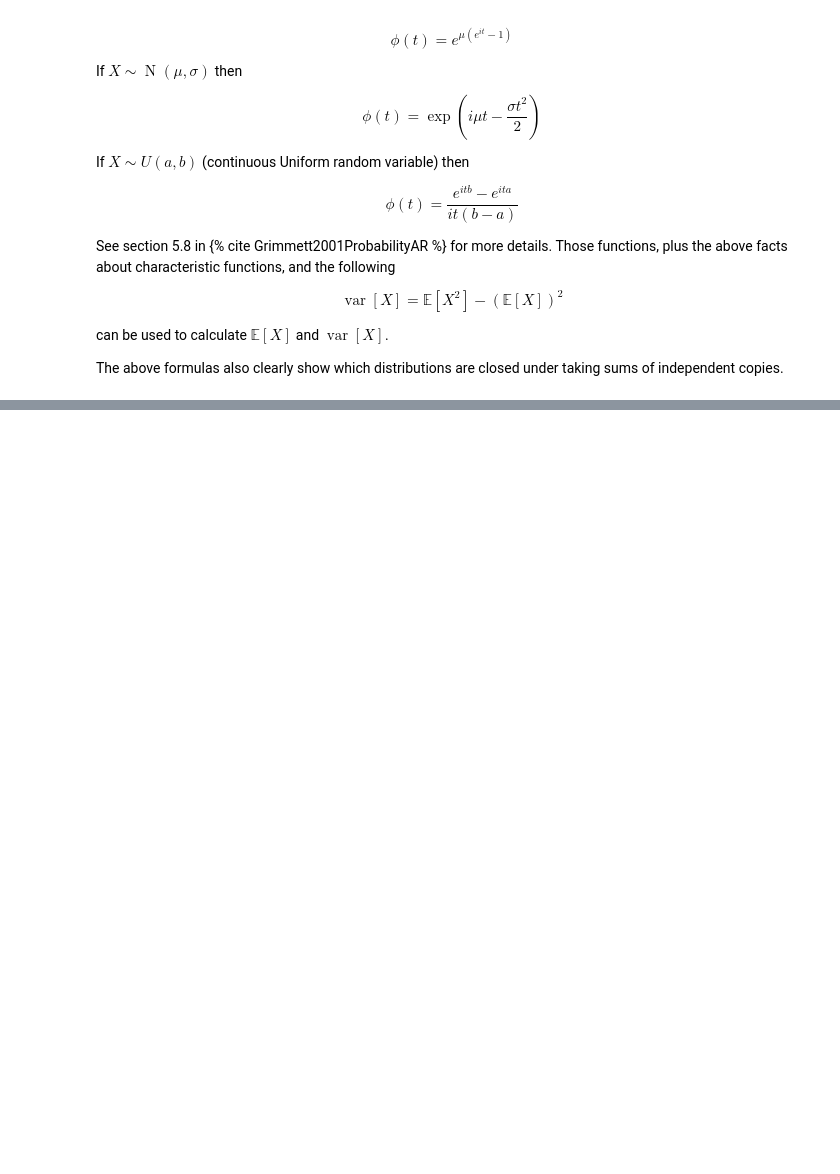
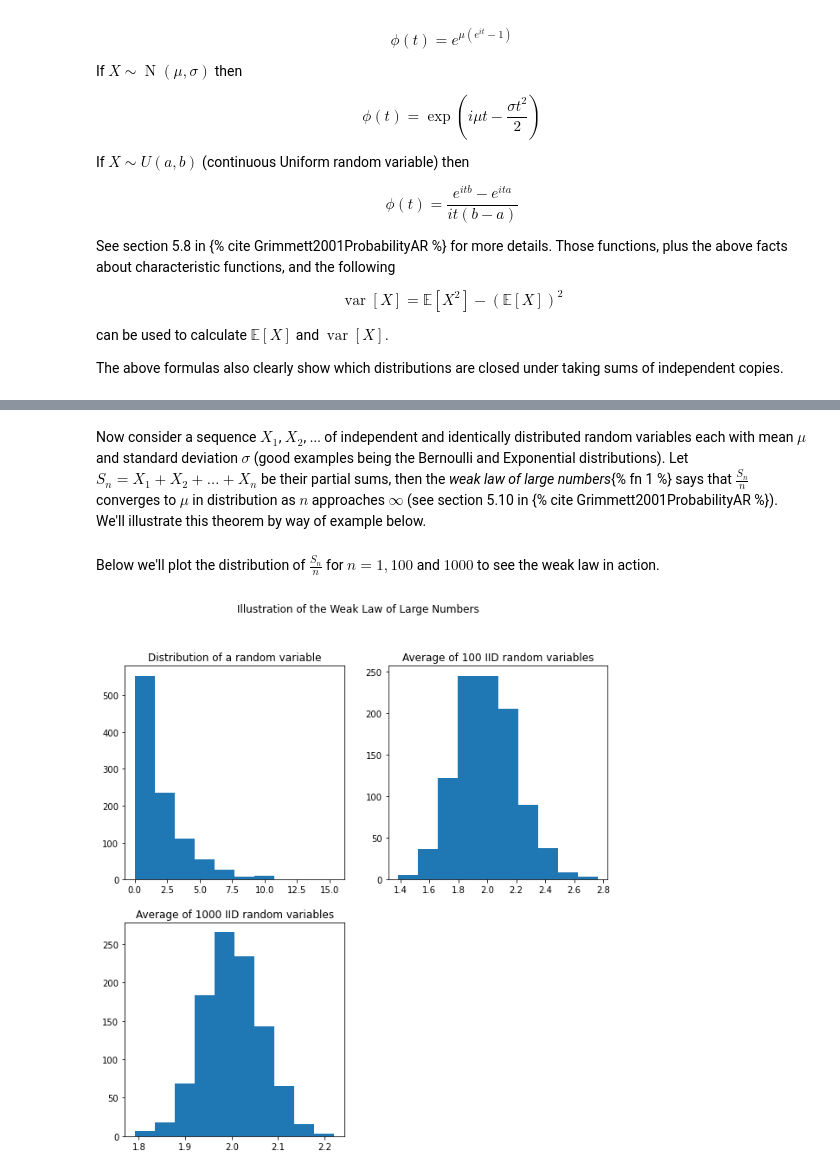
Before and after one commit to krishanr/fastpages, a Jupyter notebook: _notebooks/2022-01-13-standard-probability-distributions.ipynb, the cells around one changed output, grey strips where cells are left out. Saved outputs shown, nothing was run; the diff lists cells and outputs as text; code cells hidden in the pictures; blank space fills up the shorter version.

```diff
--- a/_notebooks/2022-01-13-standard-probability-distributions.ipynb
+++ b/_notebooks/2022-01-13-standard-probability-distributions.ipynb
@@ -416,0 +353,2 @@ Finally, note that the strong law of large numbers, and the central limit theore
+# %% [markdown]
+Now consider a sequence $X_1$, $X_2$, ... of independent and identically distributed random variables each with mean $\mu$ and standard deviation $\sigma$ (good examples being the Bernoulli and Exponential distributions). Let $S_n = X_1 + X_2 + \dots + X_n$ be their partial sums, then the *weak law of large numbers*{% fn 1 %} says that $\frac{S_n}{n}$ converges to $\mu$ in distribution as $n$ approaches $\infty$ (see section 5.10 in {% cite Grimmett2001ProbabilityAR %}). We'll illustrate this theorem by way of example below.
@@ -416,0 +361,26 @@ Finally, note that the strong law of large numbers, and the central limit theore
+# %% [markdown]
+Below we'll plot the distribution of $\frac{S_n}{n}$ for $n = 1, 100$ and $1000$ to see the weak law in action.
+# %%
+fig = plt.figure(figsize=(10,10))
+
+n = 1
+y = np.array([ sum(draw(n))/n for i in range(1000) ] )
+ax = fig.add_subplot(221)
+ax.hist(y, label=f'mean = {y.mean(): 0.3f}')
+ax.title.set_text("Distribution of a random variable")
+
+n = 100
+y = np.array([ sum(draw(n))/n for i in range(1000) ] )
+ax = fig.add_subplot(222)
+ax.hist(y, label=f'mean = {y.mean(): 0.3f}')
+ax.title.set_text(f"Average of {n} IID random variables")
+
+n = 1000
+y = np.array([ sum(draw(n))/n for i in range(1000) ] )
+ax = fig.add_subplot(223)
+ax.hist(y, label=f'mean = {y.mean(): 0.3f}')
+ax.title.set_text(f"Average of {n} IID random variables")
+fig.suptitle('Illustration of the Weak Law of Large Numbers')
+plt.show()
+# %% [output]
+[figure, added]
```
Also changed, not shown: parts of 18 cells of this notebook, 5 other files.
